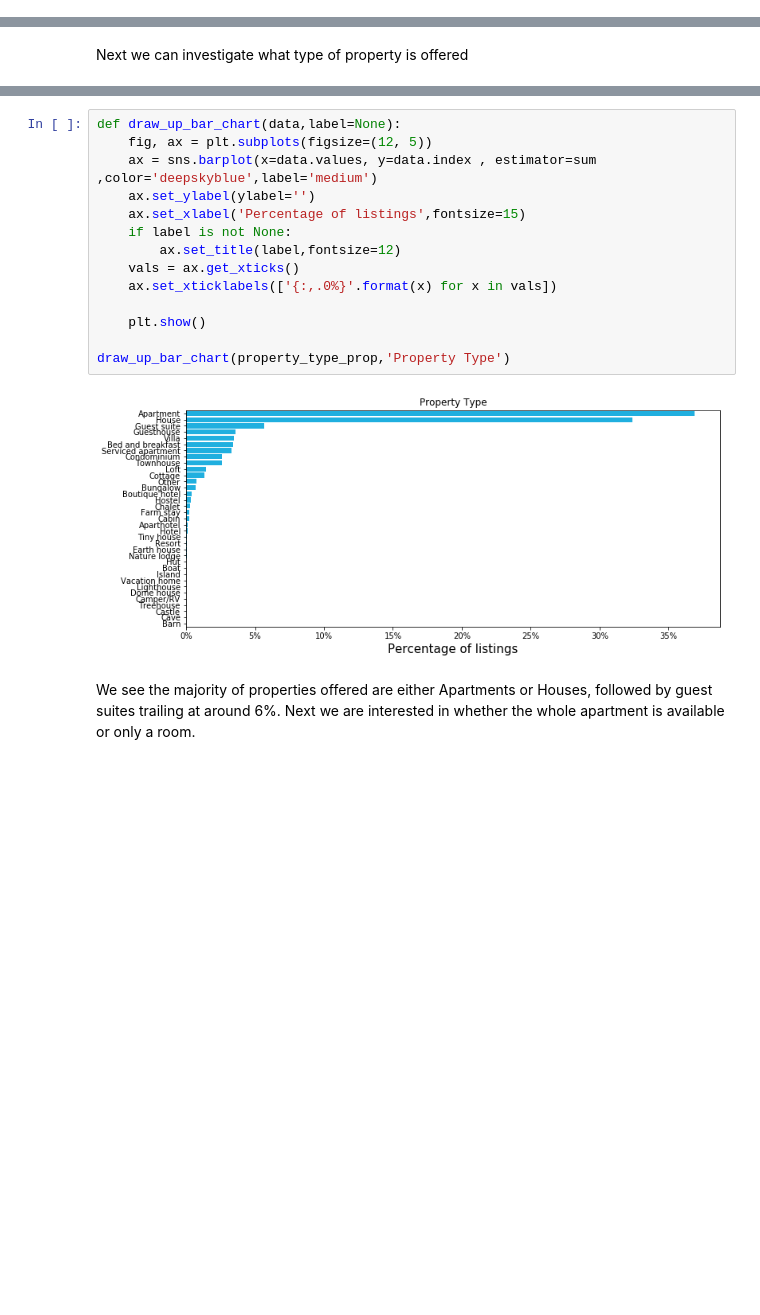
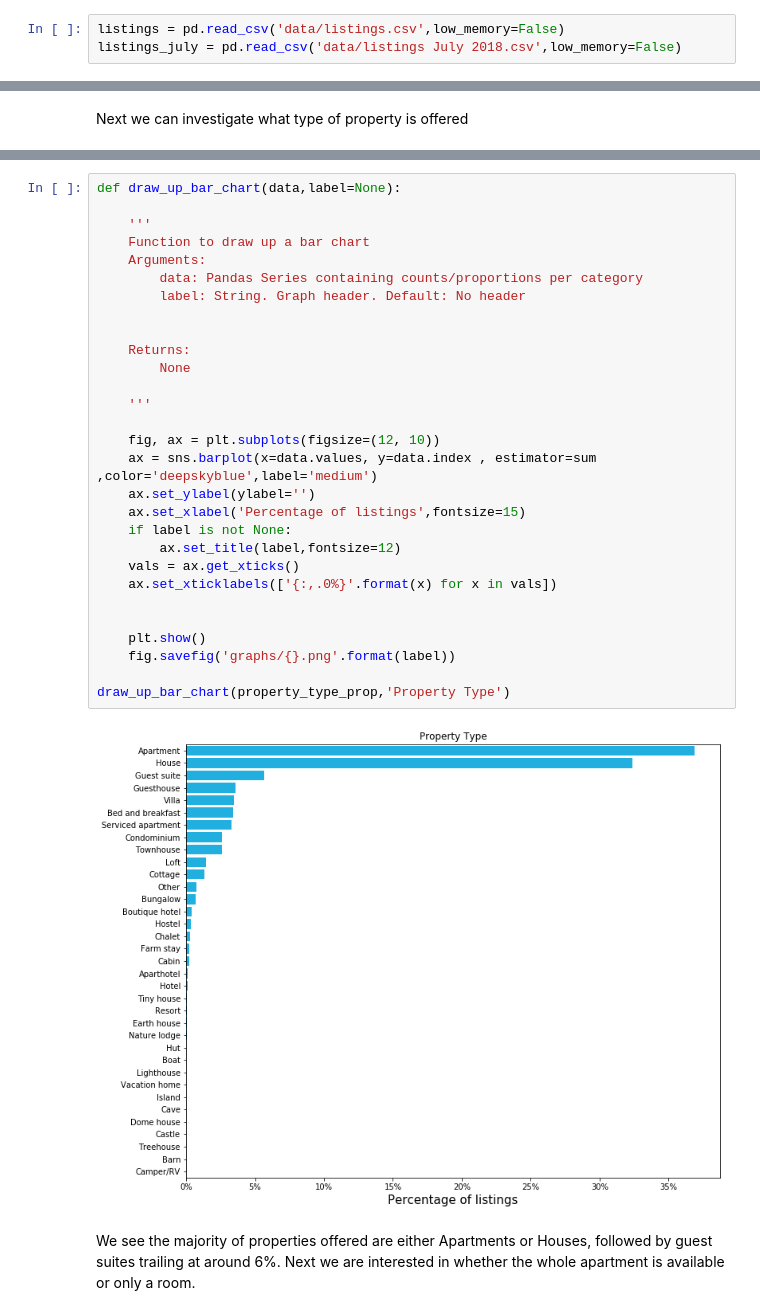
Before and after one commit to Rmostert/Airbnb-CT-analysis, a Jupyter notebook: Airbnb Cape Town EDA.ipynb, the cells around one changed output, grey strips where cells are left out. Cells and saved outputs as stored; diff of their text form; blank space fills up the shorter version.

Commit message:
Adding most recent graphs and changes to script

```diff
--- a/Airbnb Cape Town EDA.ipynb
+++ b/Airbnb Cape Town EDA.ipynb
@@ -31,3 +27,6 @@ listings = pd.read_csv('Airbnb_data/listings.csv',low_memory=False)
+# %%
+listings = pd.read_csv('data/listings.csv',low_memory=False)
+listings_july = pd.read_csv('data/listings July 2018.csv',low_memory=False)
 # %% [markdown]
 Let's have a look at the data- especially the number of listings, the number of fields, the variable types, as well as the type of information that is available
 # %%
@@ -449,20 +451,35 @@ Barn                  0.000047
 Name: property_type, dtype: float64
 # %%
 def draw_up_bar_chart(data,label=None):
-    fig, ax = plt.subplots(figsize=(12, 5))
+
+    '''
+    Function to draw up a bar chart
+    Arguments:
+        data: Pandas Series containing counts/proportions per category
+        label: String. Graph header. Default: No header
+
+
+    Returns:
+        None
+
+    '''
+
+    fig, ax = plt.subplots(figsize=(12, 10))
     ax = sns.barplot(x=data.values, y=data.index , estimator=sum ,color='deepskyblue',label='medium')
     ax.set_ylabel(ylabel='')
     ax.set_xlabel('Percentage of listings',fontsize=15)
     if label is not None:
         ax.set_title(label,fontsize=12)
     vals = ax.get_xticks()
     ax.set_xticklabels(['{:,.0%}'.format(x) for x in vals])
 
+
     plt.show()
+    fig.savefig('graphs/{}.png'.format(label))
 
 draw_up_bar_chart(property_type_prop,'Property Type')
 # %% [output]
-[figure, old version]
+[figure, new version]
 # %% [markdown]
 We see the majority of properties offered are either Apartments or Houses, followed by guest suites trailing at around 6%. Next we are interested in whether the whole apartment is available or only a room.
 # %%
```
Also changed, not shown: parts of 57 cells of this notebook, 13 other files.
